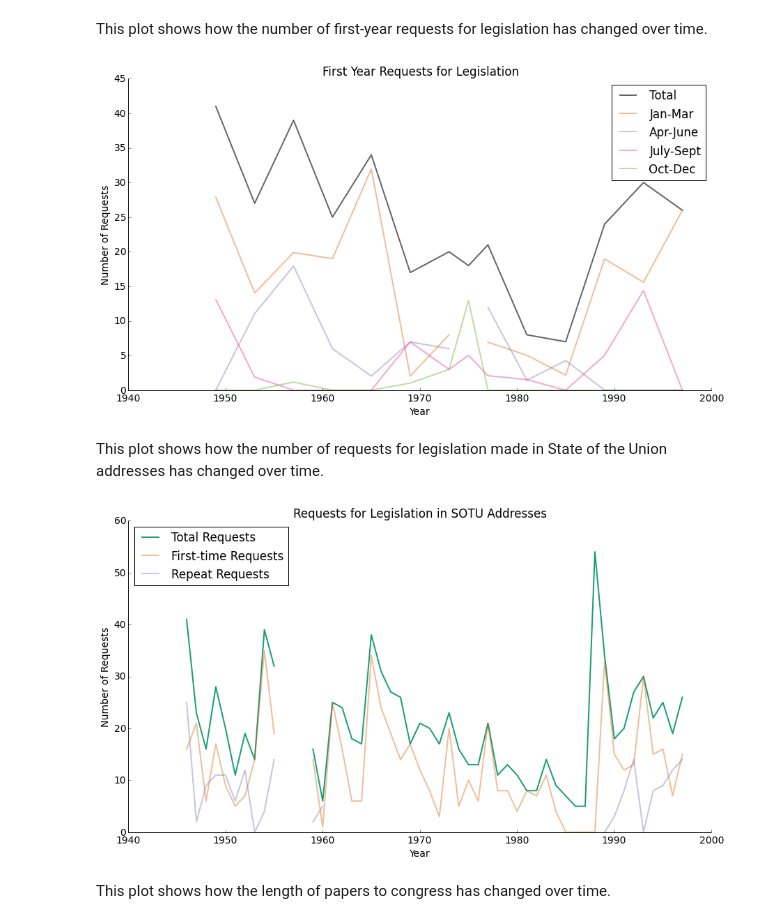
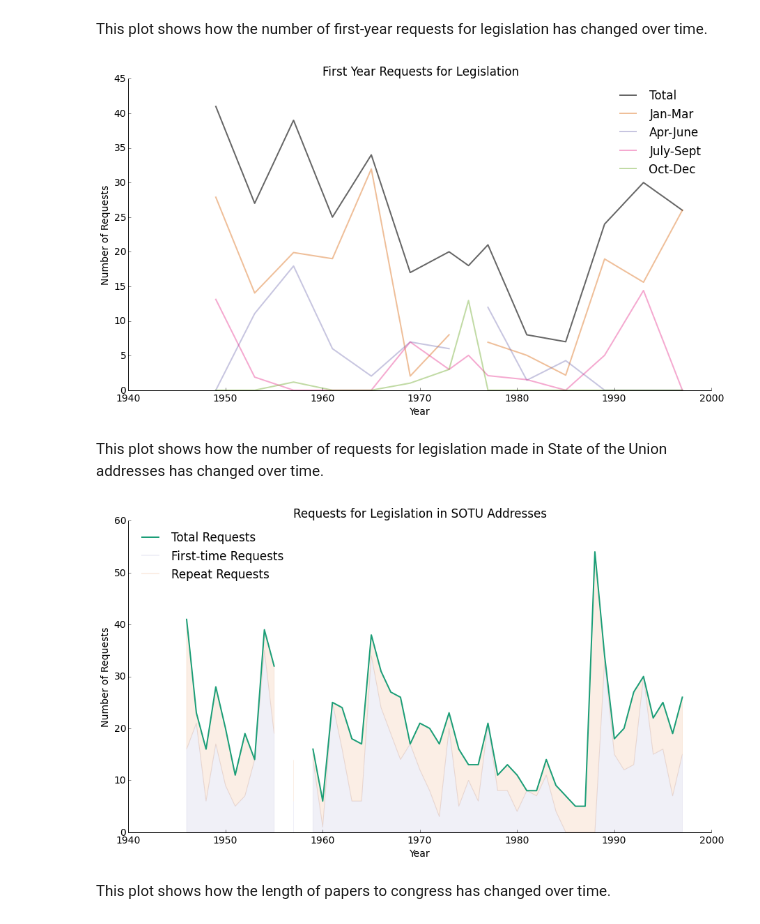
Before and after one commit to rlucioni/executive-evolution, a Jupyter notebook: matt_changes.ipynb, the cells around one changed output. Cells and saved outputs as stored; diff of their text form; code cells hidden in the pictures.

```diff
--- a/matt_changes.ipynb
+++ b/matt_changes.ipynb
@@ -142,7 +142,7 @@ PRESIDENT_INFO = {
     20 : ["James A. Garfield",1881,1881,1,False,True],
     21 : ["Chester A. Arthur",1881,1885,1,False,False],
     22 : ["Grover Cleveland",1885,1889,0,False,False],
-    23 : ["Benjamin Harrison",1880,1893,1,False,False],
+    23 : ["Benjamin Harrison",1889,1893,1,False,False],
     24 : ["Grover Cleveland(2)",1893,1897,0,False,False],
     25 : ["William McKinley",1897,1901,1,False,True],
     26 : ["Theodore Roosevelt",1901,1909,1,True,False],
@@ -2195,27 +2244,37 @@ plt.plot(list(first_year_requests.year), list(first_year_requests.july_sept*firs
          label='July-Sept', alpha=0.4)
 plt.plot(list(first_year_requests.year), list(first_year_requests.oct_dec*first_year_requests.total/100.),
          label='Oct-Dec', alpha=0.4)
-plt.legend(loc=1)
+plt.legend(loc=1, frameon=False)
 plt.xlabel('Year')
 plt.ylabel('Number of Requests')
 plt.title('First Year Requests for Legislation')
 remove_border()
 # %% [output]
-[figure, old version]
+[figure, new version]
 # %% [markdown]
 This plot shows how the number of requests for legislation made in State of the Union addresses has changed over time.
 # %%
 plt.plot(list(SOTU_requests.year), list(SOTU_requests.total_requests), label='Total Requests')
-plt.plot(list(SOTU_requests.year), list(SOTU_requests.first_time_requests), label='First-time Requests', alpha=0.4)
-plt.plot(list(SOTU_requests.year), list(SOTU_requests.repeat_requests), label='Repeat Requests', alpha=0.4)
+#plt.plot(list(SOTU_requests.year), list(SOTU_requests.first_time_requests), label='First-time Requests', alpha=0.4)
+#plt.plot(list(SOTU_requests.year), list(SOTU_requests.repeat_requests), label='Repeat Requests', alpha=0.4)
+
+plt.fill_between(list(SOTU_requests.year), 0, list(SOTU_requests.first_time_requests), color=dark2_colors[2], alpha=0.1)
+plt.plot(1957, 0, label='First-time Requests', color=dark2_colors[2], alpha=0.1)
+
+plt.fill_between(list(SOTU_requests.year), list(SOTU_requests.first_time_requests),
+                 list(SOTU_requests.total_requests), color=dark2_colors[1], alpha=0.1)
+plt.plot(1957, 0, label='Repeat Requests', color=dark2_colors[1], alpha=0.1)
+
+
+#print ax.get_legend_handles_labels()
 
 plt.xlabel('Year')
 plt.ylabel('Number of Requests')
 plt.title('Requests for Legislation in SOTU Addresses')
-plt.legend(loc=2)
+plt.legend(loc=2, frameon=False)
 remove_border()
 # %% [output]
-[figure, old version]
+[figure, new version]
 # %% [markdown]
 This plot shows how the length of papers to congress has changed over time.
 # %%
```
Also changed, not shown: parts of 20 cells of this notebook.
